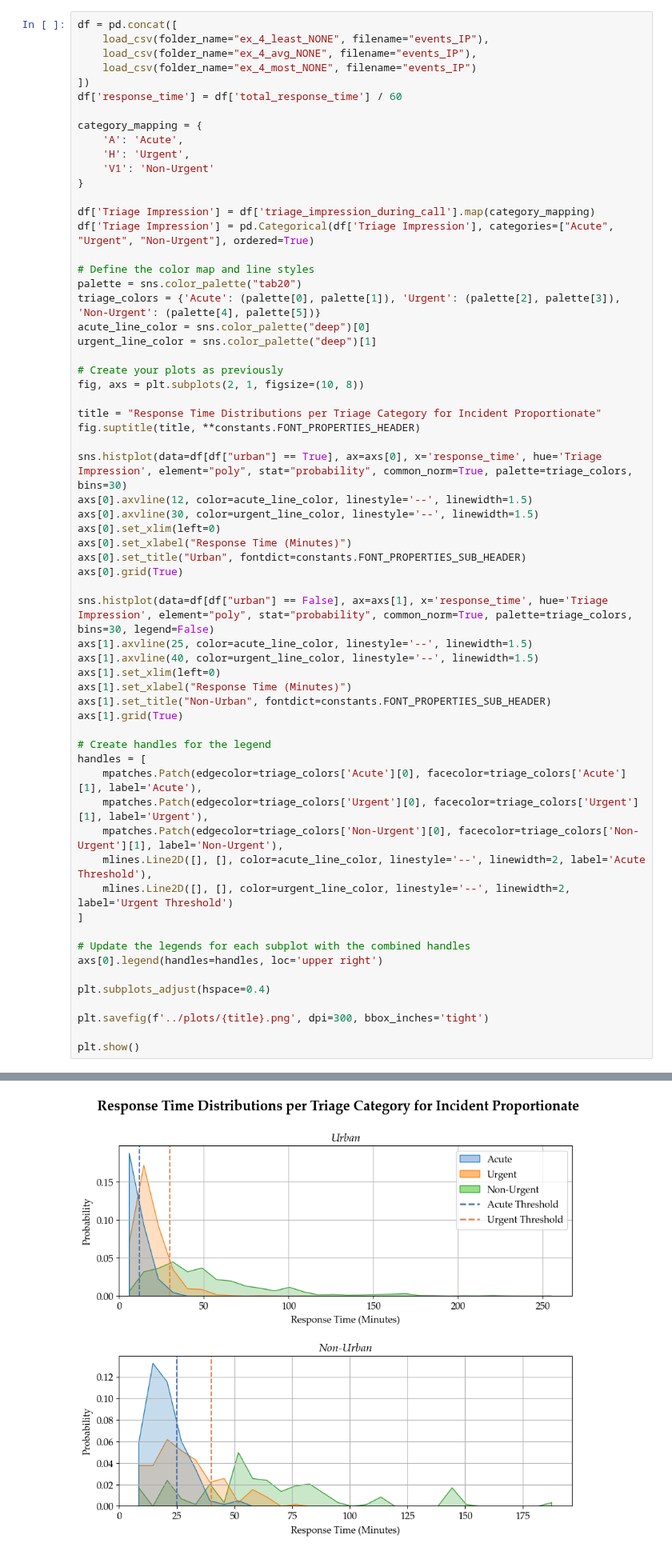
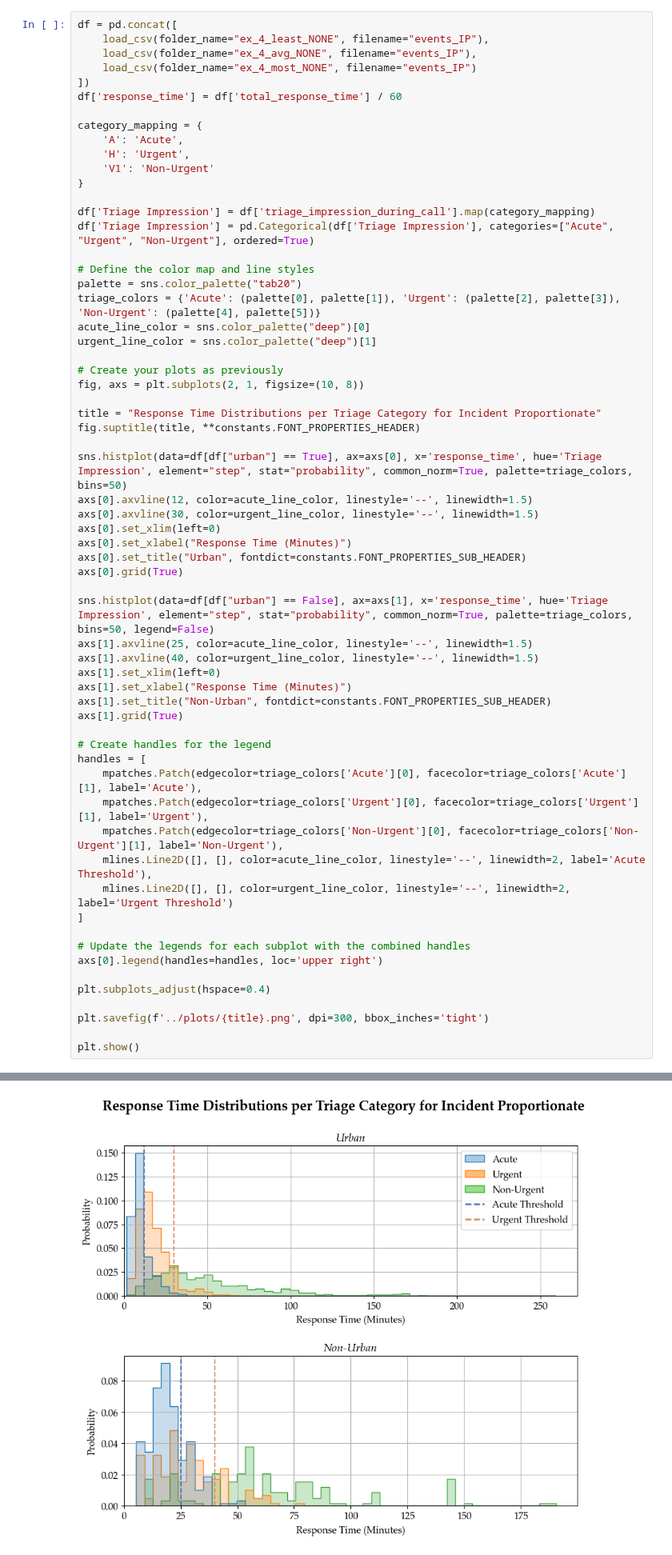
Before and after one commit to Emergency-Optimizers/Data-Processing, a Jupyter notebook: source/analysis/simulator/exp_4_allocations.ipynb, the cells around one changed output, grey strips where cells are left out. Shown at 80% size. Saved outputs shown, nothing was run; the diff lists cells and outputs as text.

```diff
--- a/source/analysis/simulator/exp_4_allocations.ipynb
+++ b/source/analysis/simulator/exp_4_allocations.ipynb
@@ -200,7 +200,7 @@ fig, axs = plt.subplots(2, 1, figsize=(10, 8))
 title = "Response Time Distributions per Triage Category for Incident Proportionate"
 fig.suptitle(title, **constants.FONT_PROPERTIES_HEADER)
 
-sns.histplot(data=df[df["urban"] == True], ax=axs[0], x='response_time', hue='Triage Impression', element="poly", stat="probability", common_norm=True, palette=triage_colors, bins=30)
+sns.histplot(data=df[df["urban"] == True], ax=axs[0], x='response_time', hue='Triage Impression', element="step", stat="probability", common_norm=True, palette=triage_colors, bins=50)
 axs[0].axvline(12, color=acute_line_color, linestyle='--', linewidth=1.5)
 axs[0].axvline(30, color=urgent_line_color, linestyle='--', linewidth=1.5)
 axs[0].set_xlim(left=0)
@@ -208,7 +208,7 @@ axs[0].set_xlabel("Response Time (Minutes)")
 axs[0].set_title("Urban", fontdict=constants.FONT_PROPERTIES_SUB_HEADER)
 axs[0].grid(True)
 
-sns.histplot(data=df[df["urban"] == False], ax=axs[1], x='response_time', hue='Triage Impression', element="poly", stat="probability", common_norm=True, palette=triage_colors, bins=30, legend=False)
+sns.histplot(data=df[df["urban"] == False], ax=axs[1], x='response_time', hue='Triage Impression', element="step", stat="probability", common_norm=True, palette=triage_colors, bins=50, legend=False)
 axs[1].axvline(25, color=acute_line_color, linestyle='--', linewidth=1.5)
 axs[1].axvline(40, color=urgent_line_color, linestyle='--', linewidth=1.5)
 axs[1].set_xlim(left=0)
@@ -226,31 +226,31 @@ handles = [
 ]
 
 # Update the legends for each subplot with the combined handles
 axs[0].legend(handles=handles, loc='upper right')
 
 plt.subplots_adjust(hspace=0.4)
 
 plt.savefig(f'../plots/{title}.png', dpi=300, bbox_inches='tight')
 
 plt.show()
 # %% [output]
   True  True  True  True False  True  True  True  True False  True  True
   True False False  True  True  True  True False  True  True  True False
  False  True]' has dtype incompatible with float64, please explicitly cast to a compatible dtype first.
   dataframe.loc[group.index, 'complied'] = group['total_response_time'] < limit
   True  True False  True  True  True  True  True  True  True  True  True
   True  True  True False]' has dtype incompatible with float64, please explicitly cast to a compatible dtype first.
   dataframe.loc[group.index, 'complied'] = group['total_response_time'] < limit
   True  True  True  True  True  True  True False  True  True  True False
   True  True False  True False  True  True  True  True  True False  True
   True False  True  True  True  True  True  True  True False  True  True
   True False  True  True  True  True  True  True  True False False  True
  False  True  True  True False  True  True  True  True  True  True  True
  False False  True  True  True  True  True False  True  True False  True
   True  True False  True False  True  True  True  True  True False  True
   True  True  True  True  True False  True False  True False  True  True
   True False  True  True  True  True  True  True  True  True False  True
   True  True  True  True False  True  True False  True  True  True  True
   True False  True  True  True False]' has dtype incompatible with float64, please explicitly cast to a compatible dtype first.
   dataframe.loc[group.index, 'complied'] = group['total_response_time'] < limit
-[figure, old version]
+[figure, new version]
```
Also changed, not shown: 2 other files.
